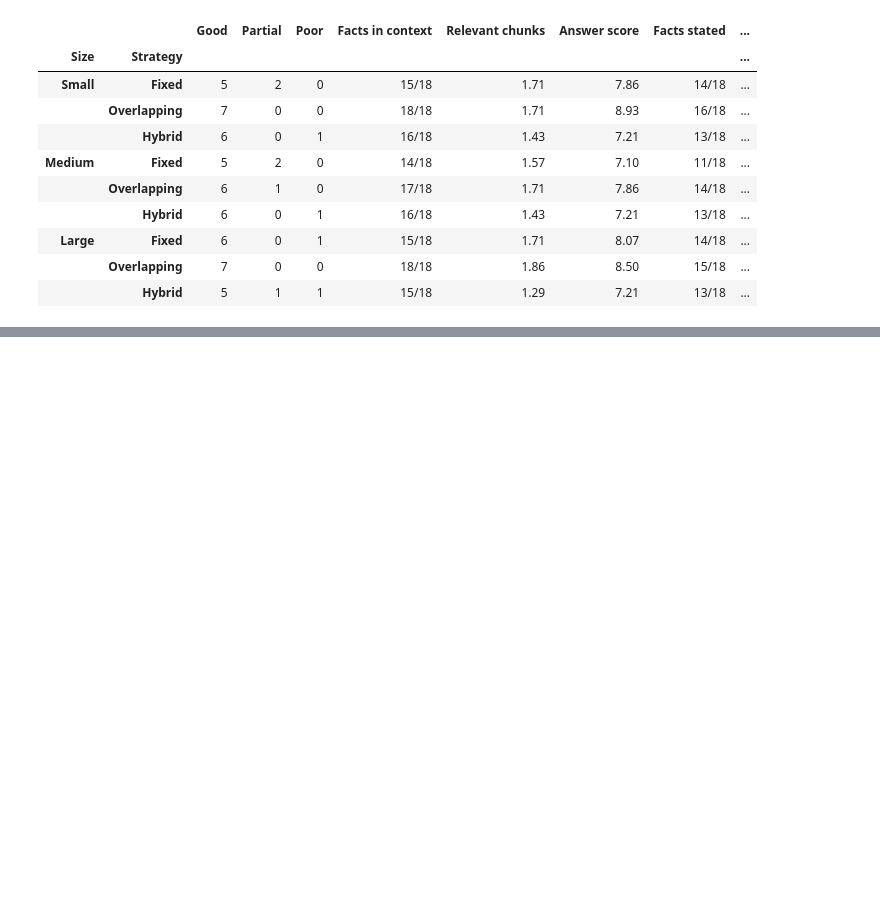
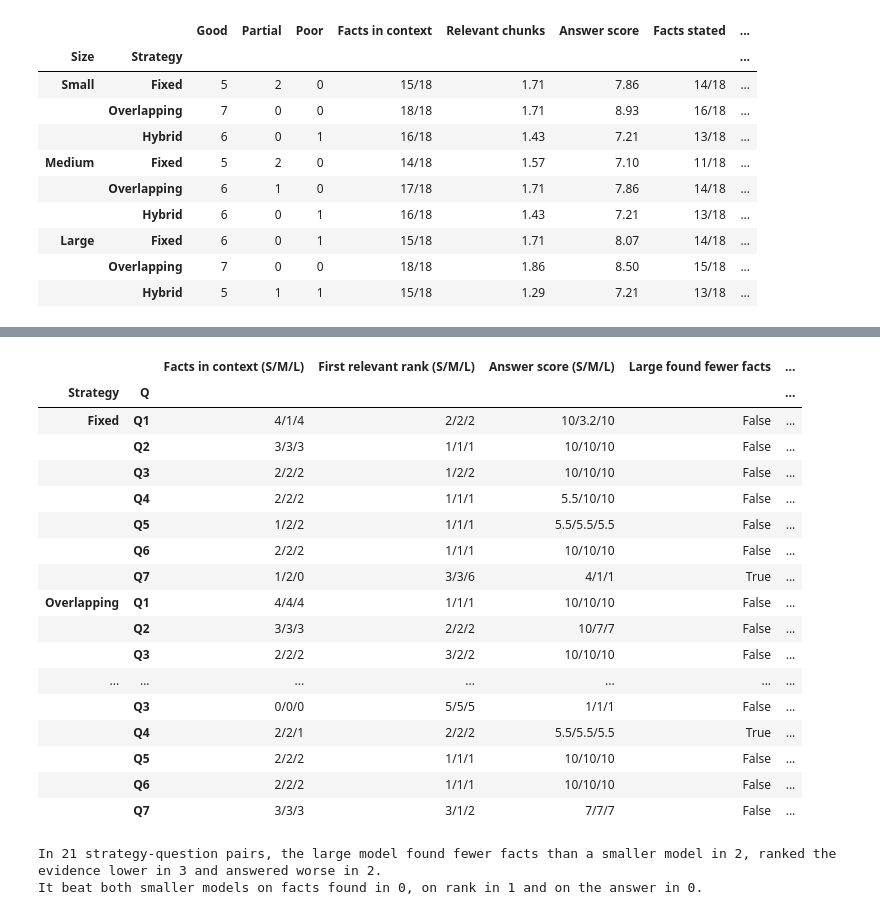
Before and after one commit to manojkmohan5/13_QuadConnect, a Jupyter notebook: rag/rag_system.ipynb, the cells around one changed output, grey strips where cells are left out. Saved outputs shown, nothing was run; the diff lists cells and outputs as text; code cells hidden in the pictures; blank space fills up the shorter version.

```diff
--- a/rag/rag_system.ipynb
+++ b/rag/rag_system.ipynb
@@ -1069,0 +1153,46 @@ display(CONFIG_SUMMARY)
+# %%
+# Did the larger model always do better? Every strategy and question, model by model (S/M/L).
+pairs = answerable.pivot_table(index=["Strategy", "Q"], columns="Size", sort=False,
+                               values=["Facts in context", "First relevant rank", "Answer score"])
+rows = []
+for (strategy, q), row in pairs.iterrows():
+    found, rank, score = row["Facts in context"], row["First relevant rank"], row["Answer score"]
+    smaller = ["Small", "Medium"]
+    rows.append({"Strategy": strategy, "Q": q,
+                 "Facts in context (S/M/L)": "/".join(f"{found[s]:.0f}" for s in EMBEDDERS),
+                 "First relevant rank (S/M/L)": "/".join(f"{rank[s]:.0f}" for s in EMBEDDERS),
+                 "Answer score (S/M/L)": "/".join(f"{score[s]:g}" for s in EMBEDDERS),
+                 "Large found fewer facts": found["Large"] < max(found[s] for s in smaller),
+                 "Large ranked evidence lower": rank["Large"] > min(rank[s] for s in smaller),
+                 "Large answered worse": score["Large"] < max(score[s] for s in smaller),
+                 "Large best on facts": found["Large"] > max(found[s] for s in smaller),
+                 "Large best on rank": rank["Large"] < min(rank[s] for s in smaller),
+                 "Large best on answer": score["Large"] > max(score[s] for s in smaller)})
+LARGER_BETTER = pd.DataFrame(rows).set_index(["Strategy", "Q"])
+display(LARGER_BETTER.iloc[:, :6])
+worse, best = LARGER_BETTER.iloc[:, 3:6].sum(), LARGER_BETTER.iloc[:, 6:].sum()
+print(f"In {len(LARGER_BETTER)} strategy-question pairs, the large model found fewer facts than a smaller model in "
+      f"{worse.iloc[0]}, ranked the evidence lower in {worse.iloc[1]} and answered worse in {worse.iloc[2]}.\n"
+      f"It beat both smaller models on facts found in {best.iloc[0]}, on rank in {best.iloc[1]} and on the answer "
+      f"in {best.iloc[2]}.")
+# %% [output]
+|  |  | Facts in context (S/M/L) | First relevant rank (S/M/L) | Answer score (S/M/L) | Large found fewer facts | ... |
+| Strategy | Q |  |  |  |  | ... |
+| Fixed | Q1 | 4/1/4 | 2/2/2 | 10/3.2/10 | False | ... |
+|  | Q2 | 3/3/3 | 1/1/1 | 10/10/10 | False | ... |
+|  | Q3 | 2/2/2 | 1/2/2 | 10/10/10 | False | ... |
+|  | Q4 | 2/2/2 | 1/1/1 | 5.5/10/10 | False | ... |
+|  | Q5 | 1/2/2 | 1/1/1 | 5.5/5.5/5.5 | False | ... |
+|  | Q6 | 2/2/2 | 1/1/1 | 10/10/10 | False | ... |
+|  | Q7 | 1/2/0 | 3/3/6 | 4/1/1 | True | ... |
+| Overlapping | Q1 | 4/4/4 | 1/1/1 | 10/10/10 | False | ... |
+|  | Q2 | 3/3/3 | 2/2/2 | 10/7/7 | False | ... |
+|  | Q3 | 2/2/2 | 3/2/2 | 10/10/10 | False | ... |
+| ... | ... | ... | ... | ... | ... | ... |
+|  | Q3 | 0/0/0 | 5/5/5 | 1/1/1 | False | ... |
+|  | Q4 | 2/2/1 | 2/2/2 | 5.5/5.5/5.5 | True | ... |
+|  | Q5 | 2/2/2 | 1/1/1 | 10/10/10 | False | ... |
+|  | Q6 | 2/2/2 | 1/1/1 | 10/10/10 | False | ... |
+|  | Q7 | 3/3/3 | 3/1/2 | 7/7/7 | False | ... |
+In 21 strategy-question pairs, the large model found fewer facts than a smaller model in 2, ranked the evidence lower in 3 and answered worse in 2.
+It beat both smaller models on facts found in 0, on rank in 1 and on the answer in 0.
```
Also changed, not shown: parts of 9 cells of this notebook, 4 other files.
